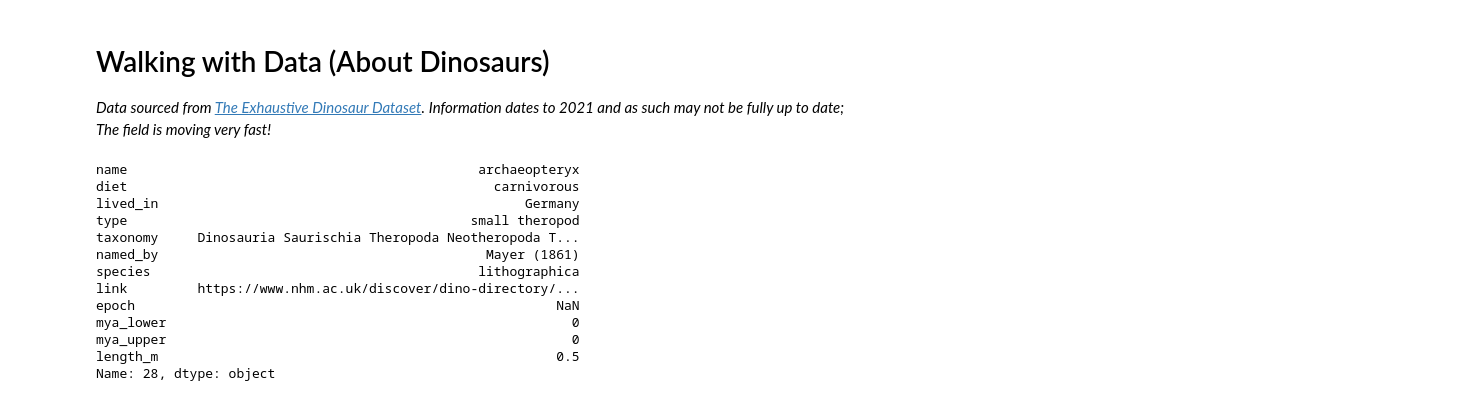
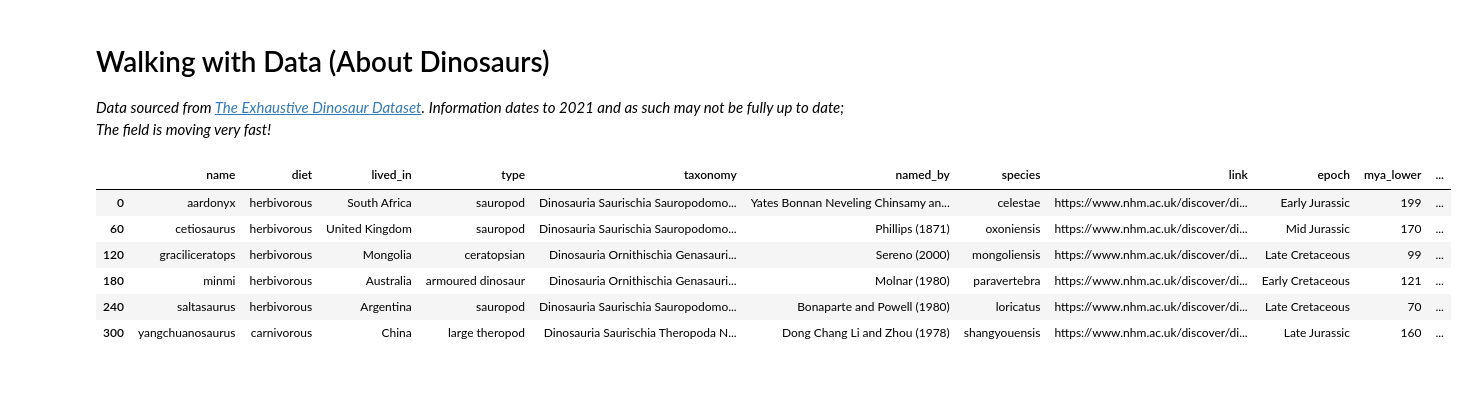
Before and after one commit to CpaterCodes/DinoDataNotebook, a Jupyter notebook: main.ipynb, the cells around one changed output. Cells and saved outputs as stored; diff of their text form; code cells hidden in the pictures.

```diff
--- a/main.ipynb
+++ b/main.ipynb
@@ -5,30 +5,27 @@
 *Information dates to 2021 and as such may not be fully up to date; The field is moving very fast!*
 # %%
 # Dependencies
-from pandas import read_csv
+import warnings
+warnings.filterwarnings('ignore')
+from pandas import read_csv, DataFrame
 from data_processors import with_lengths, with_epochs
-
-# The base dataset
-DINO_DATA = read_csv("./dinosaur_data.csv")
-
-
-# Applying lots of data munging: see data_processors for details!
-with_lengths(
-    with_epochs(
-        DINO_DATA
-    )
-)
+import matplotlib.pyplot as plt
+import seaborn as sns
-# %% [output]
-name                                             archaeopteryx
-diet                                               carnivorous
-lived_in                                               Germany
-type                                            small theropod
-taxonomy     Dinosauria Saurischia Theropoda Neotheropoda T...
-named_by                                          Mayer (1861)
-species                                          lithographica
-link         https://www.nhm.ac.uk/discover/dino-directory/...
-epoch                                                      NaN
-mya_lower                                                    0
-mya_upper                                                    0
-length_m                                                   0.5
-Name: 28, dtype: object
+# %%
+# First, we obtain and display our base dataset.
+# Here it's possible to notice a missing value for length; such null values can be handled as needed!
+DINO_DATA: DataFrame = read_csv("./dinosaur_data.csv")
+DINO_DATA = with_lengths(
+    with_epochs(
+        DINO_DATA
+    )
+)
+DINO_DATA[::60]
+# %% [output]
+|  | name | diet | lived_in | type | taxonomy | named_by | species | link | epoch | mya_lower | ... |
+| 0 | aardonyx | herbivorous | South Africa | sauropod | Dinosauria Saurischia Sauropodomo... | Yates Bonnan Neveling Chinsamy an... | celestae | https://www.nhm.ac.uk/discover/di... | Early Jurassic | 199 | ... |
+| 60 | cetiosaurus | herbivorous | United Kingdom | sauropod | Dinosauria Saurischia Sauropodomo... | Phillips (1871) | oxoniensis | https://www.nhm.ac.uk/discover/di... | Mid Jurassic | 170 | ... |
+| 120 | graciliceratops | herbivorous | Mongolia | ceratopsian | Dinosauria Ornithischia Genasauri... | Sereno (2000) | mongoliensis | https://www.nhm.ac.uk/discover/di... | Late Cretaceous | 99 | ... |
+| 180 | minmi | herbivorous | Australia | armoured dinosaur | Dinosauria Ornithischia Genasauri... | Molnar (1980) | paravertebra | https://www.nhm.ac.uk/discover/di... | Early Cretaceous | 121 | ... |
+| 240 | saltasaurus | herbivorous | Argentina | sauropod | Dinosauria Saurischia Sauropodomo... | Bonaparte and Powell (1980) | loricatus | https://www.nhm.ac.uk/discover/di... | Late Cretaceous | 70 | ... |
+| 300 | yangchuanosaurus | carnivorous | China | large theropod | Dinosauria Saurischia Theropoda N... | Dong Chang Li and Zhou (1978) | shangyouensis | https://www.nhm.ac.uk/discover/di... | Late Jurassic | 160 | ... |
```
Also changed, not shown: parts of 2 cells of this notebook, 3 other files.
